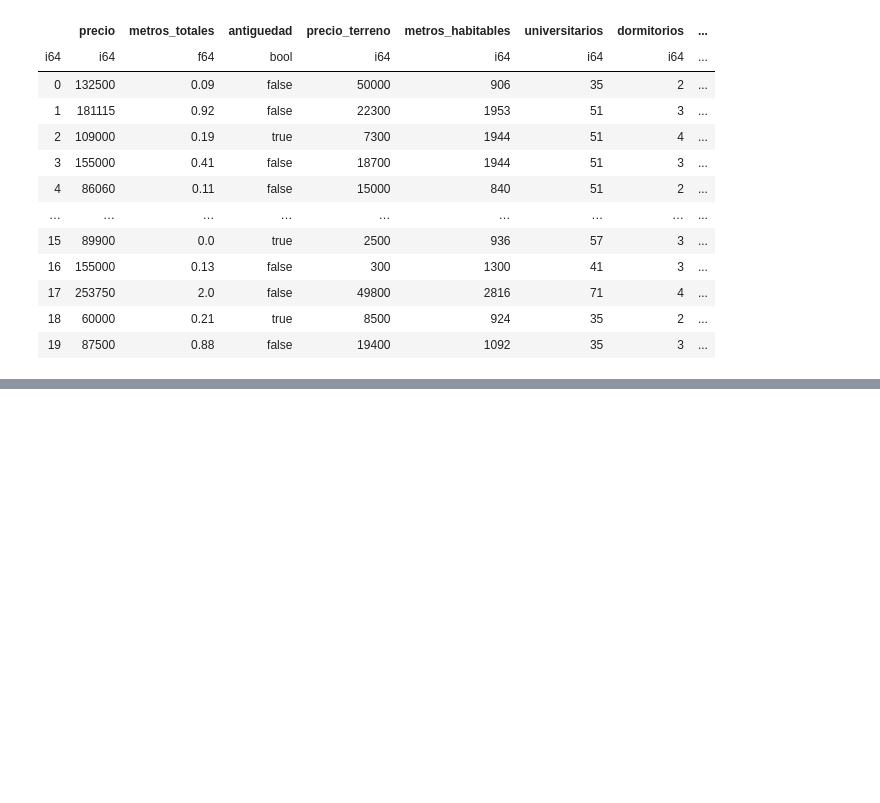
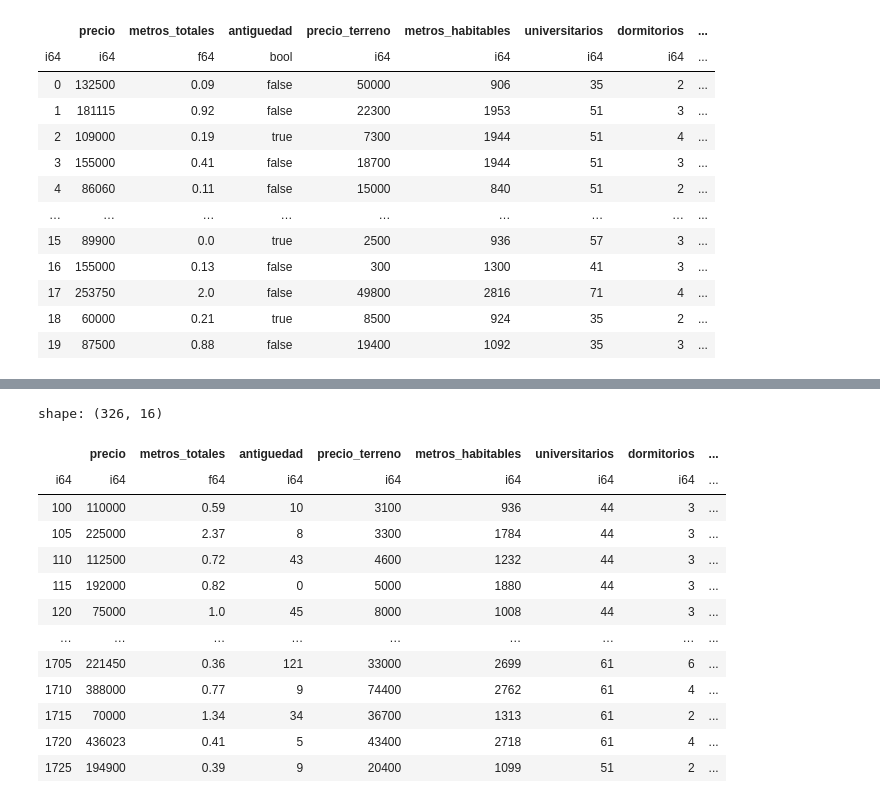
Before and after one commit to Viny2030/colabs, a Jupyter notebook: Lazy_Frames.ipynb, the cells around one changed output, grey strips where cells are left out. Cells and saved outputs as stored; diff of their text form; code cells hidden in the pictures; blank space fills up the shorter version.

```diff
--- a/Lazy_Frames.ipynb
+++ b/Lazy_Frames.ipynb
@@ -491,0 +948,17 @@ shape: (20, 16)
+# %%
+df.gather_every(5, 100).collect()
+# %% [output]
+shape: (326, 16)
+|  | precio | metros_totales | antiguedad | precio_terreno | metros_habitables | universitarios | dormitorios | ... |
+| i64 | i64 | f64 | i64 | i64 | i64 | i64 | i64 | ... |
+| 100 | 110000 | 0.59 | 10 | 3100 | 936 | 44 | 3 | ... |
+| 105 | 225000 | 2.37 | 8 | 3300 | 1784 | 44 | 3 | ... |
+| 110 | 112500 | 0.72 | 43 | 4600 | 1232 | 44 | 3 | ... |
+| 115 | 192000 | 0.82 | 0 | 5000 | 1880 | 44 | 3 | ... |
+| 120 | 75000 | 1.0 | 45 | 8000 | 1008 | 44 | 3 | ... |
+| … | … | … | … | … | … | … | … | ... |
+| 1705 | 221450 | 0.36 | 121 | 33000 | 2699 | 61 | 6 | ... |
+| 1710 | 388000 | 0.77 | 9 | 74400 | 2762 | 61 | 4 | ... |
+| 1715 | 70000 | 1.34 | 34 | 36700 | 1313 | 61 | 2 | ... |
+| 1720 | 436023 | 0.41 | 5 | 43400 | 2718 | 61 | 4 | ... |
+| 1725 | 194900 | 0.39 | 9 | 20400 | 1099 | 51 | 2 | ... |
```
Also changed, not shown: parts of 73 cells of this notebook.
